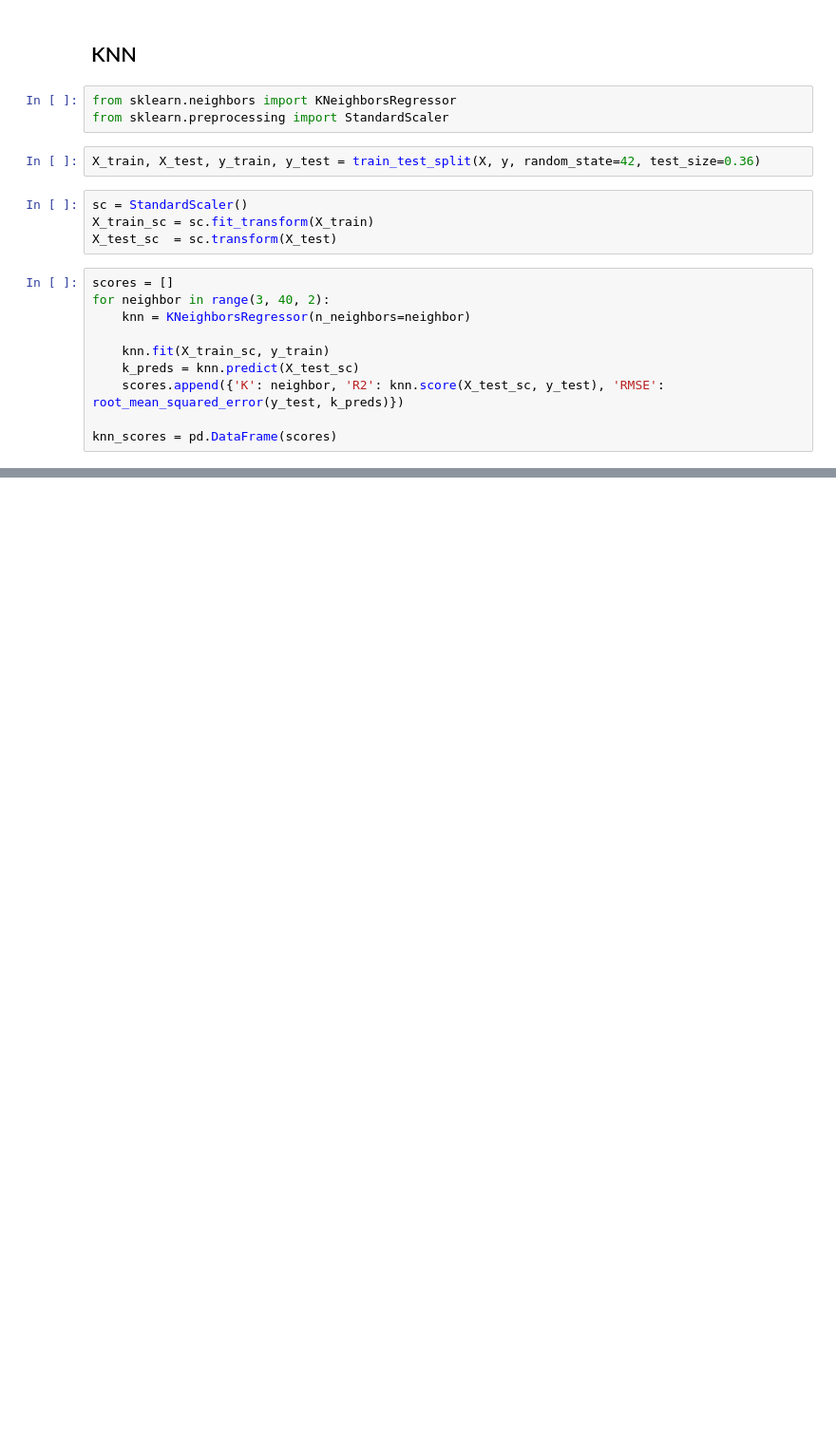
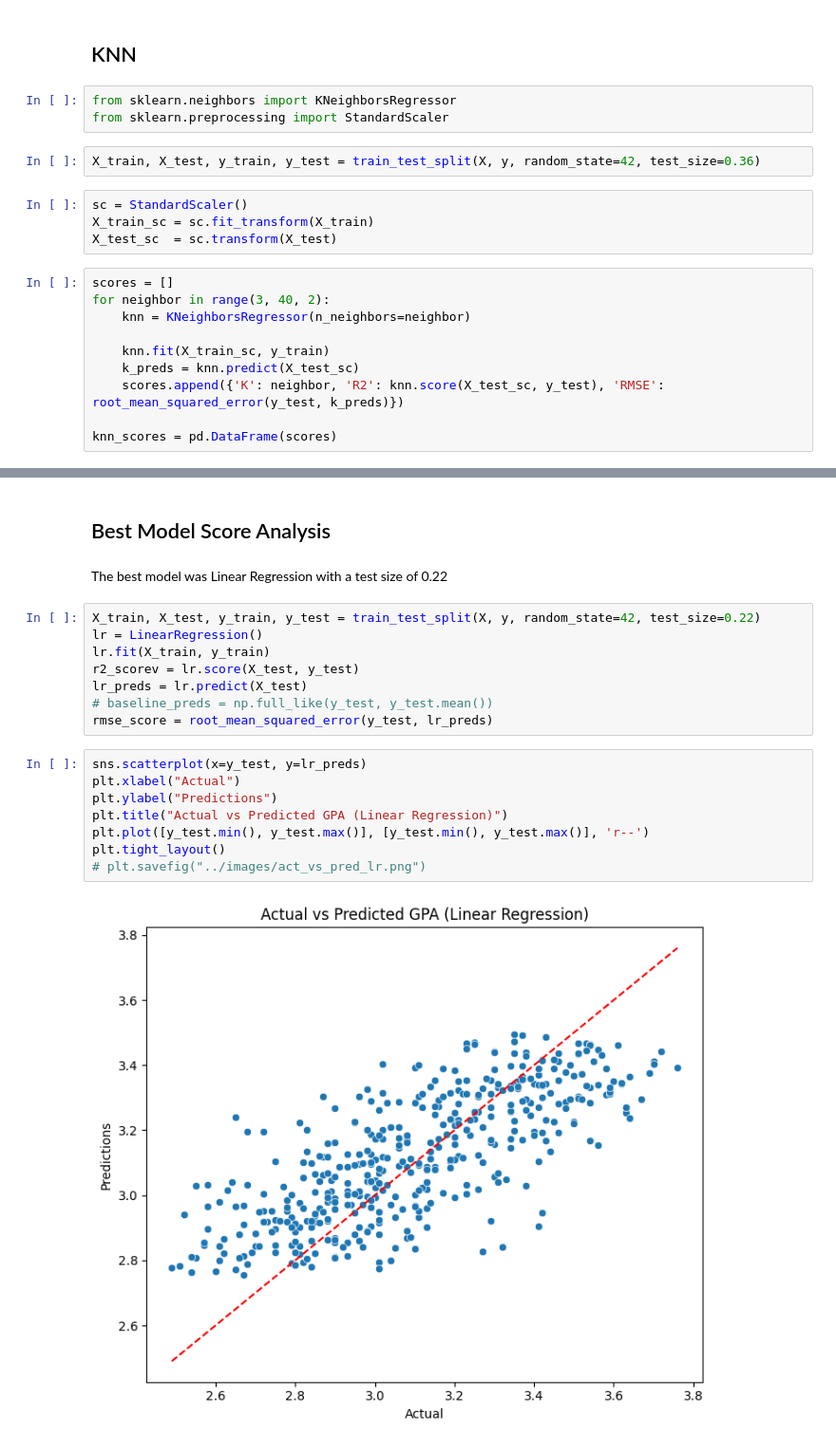
Before and after one commit to danielphilip12/Study-Habits-and-Activities-of-Students-Analysis, a Jupyter notebook: regression.ipynb, the cells around one changed output, grey strips where cells are left out. Shown at 95% size. Drawn from its saved outputs; the diff is of its cells as text; blank space fills up the shorter version.

Commit message:
Found best model performance

```diff
--- a/regression.ipynb
+++ b/regression.ipynb
@@ -175,0 +178,22 @@ knn_scores
+# %% [markdown]
+## Best Model Score Analysis
+# %% [markdown]
+The best model was Linear Regression with a test size of 0.22
+# %%
+X_train, X_test, y_train, y_test = train_test_split(X, y, random_state=42, test_size=0.22)
+lr = LinearRegression()
+lr.fit(X_train, y_train)
+r2_scorev = lr.score(X_test, y_test)
+lr_preds = lr.predict(X_test)
+# baseline_preds = np.full_like(y_test, y_test.mean())
+rmse_score = root_mean_squared_error(y_test, lr_preds)
+# %%
+sns.scatterplot(x=y_test, y=lr_preds)
+plt.xlabel("Actual")
+plt.ylabel("Predictions")
+plt.title("Actual vs Predicted GPA (Linear Regression)")
+plt.plot([y_test.min(), y_test.max()], [y_test.min(), y_test.max()], 'r--')
+plt.tight_layout()
+# plt.savefig("../images/act_vs_pred_lr.png")
+# %% [output]
+[figure, added]
```
Also changed, not shown: parts of 8 cells of this notebook, 1 other file.
